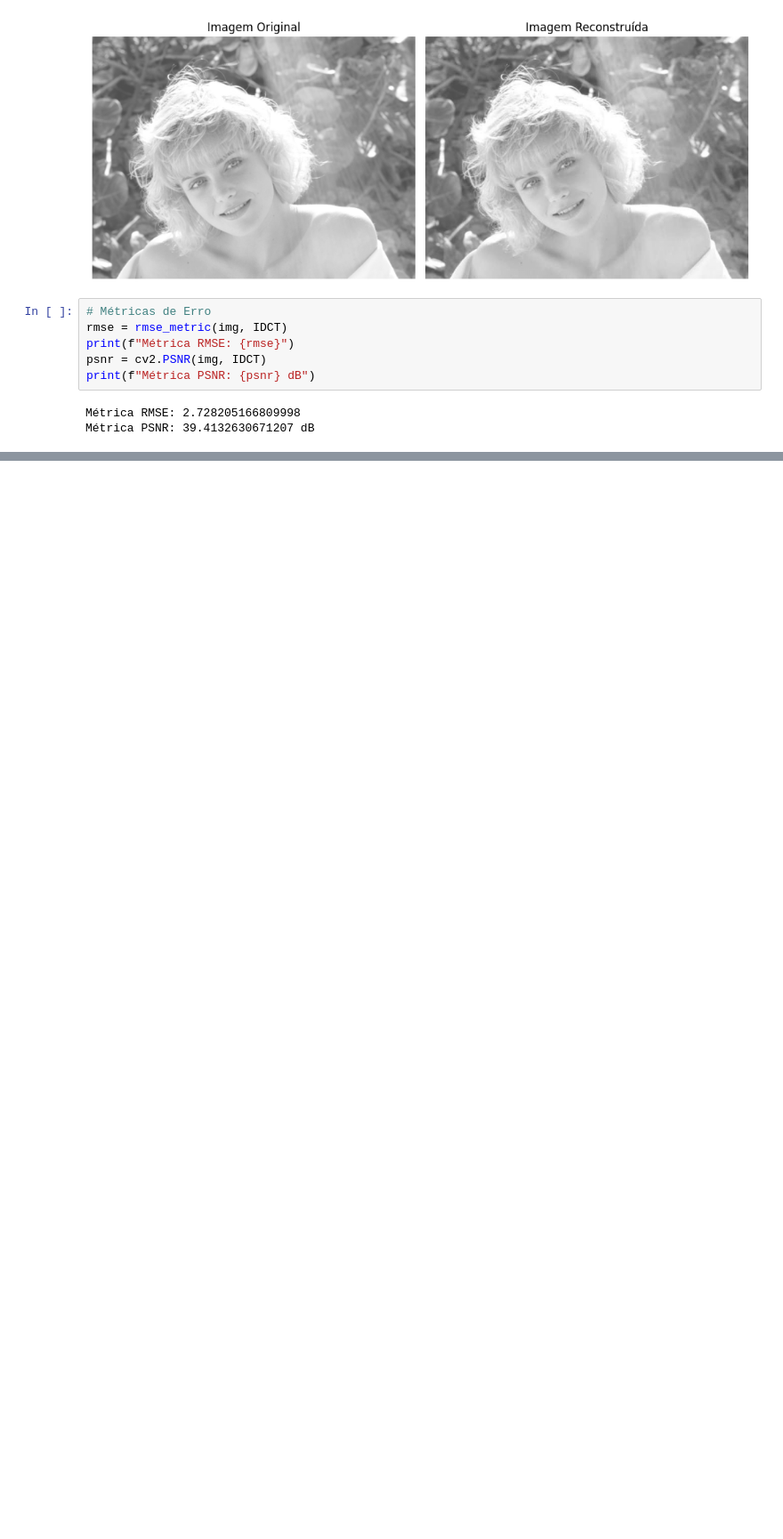
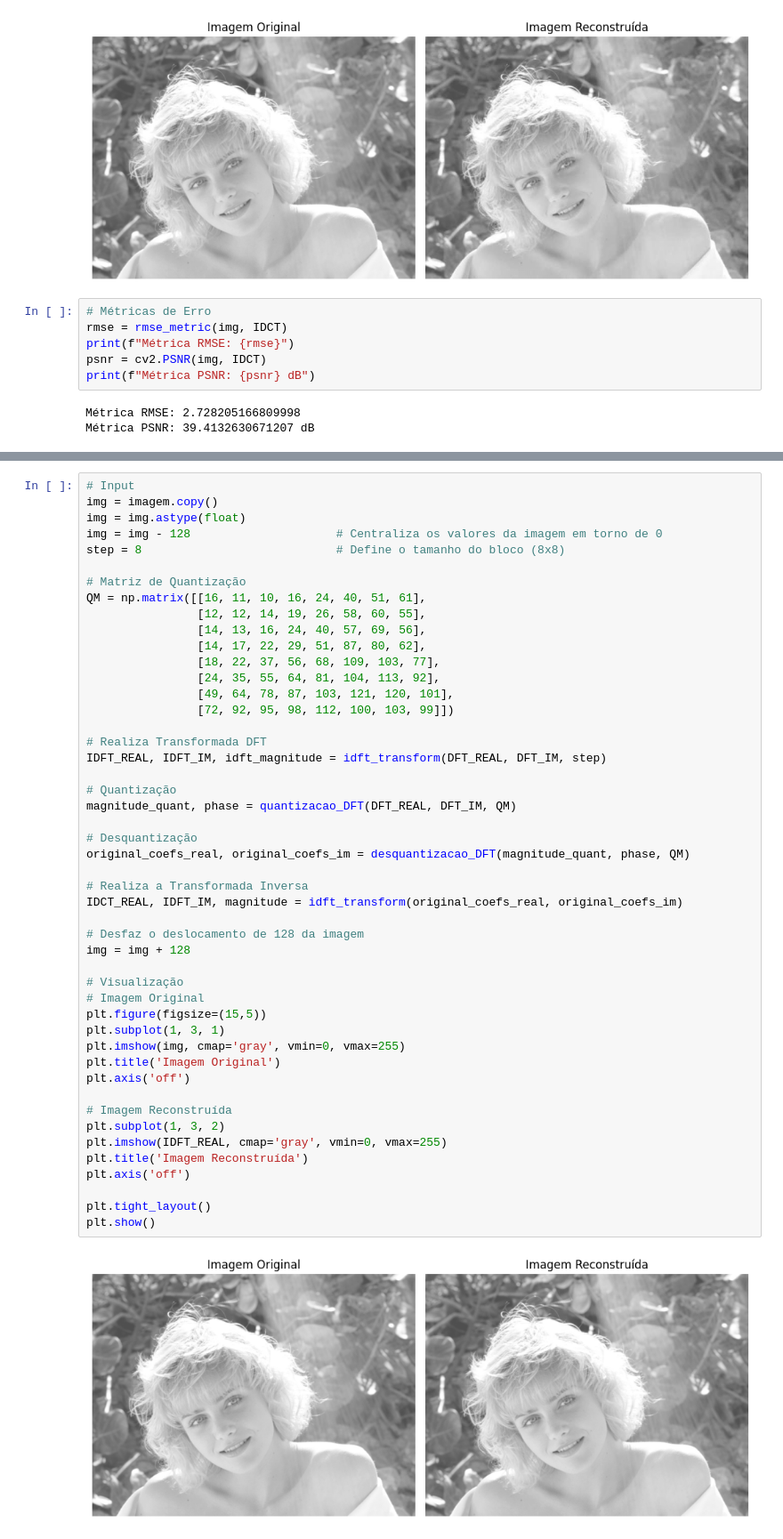
Before and after one commit to Lucas-Junqueira/TP_ICV_Compressor, a Jupyter notebook: compressor.ipynb, the cells around one changed output, grey strips where cells are left out. Shown at 89% size. Cells and saved outputs as stored; diff of their text form; blank space fills up the shorter version.

Commit message:
add quantização fourier

```diff
--- a/compressor.ipynb
+++ b/compressor.ipynb
@@ -315,0 +365,50 @@ Métrica PSNR: 39.4132630671207 dB
+# %%
+# Input
+img = imagem.copy()
+img = img.astype(float)
+img = img - 128                     # Centraliza os valores da imagem em torno de 0
+step = 8                            # Define o tamanho do bloco (8x8)
+
+# Matriz de Quantização
+QM = np.matrix([[16, 11, 10, 16, 24, 40, 51, 61],
+                [12, 12, 14, 19, 26, 58, 60, 55],
+                [14, 13, 16, 24, 40, 57, 69, 56],
+                [14, 17, 22, 29, 51, 87, 80, 62],
+                [18, 22, 37, 56, 68, 109, 103, 77],
+                [24, 35, 55, 64, 81, 104, 113, 92],
+                [49, 64, 78, 87, 103, 121, 120, 101],
+                [72, 92, 95, 98, 112, 100, 103, 99]])
+
+# Realiza Transformada DFT
+IDFT_REAL, IDFT_IM, idft_magnitude = idft_transform(DFT_REAL, DFT_IM, step)
+
+# Quantização
+magnitude_quant, phase = quantizacao_DFT(DFT_REAL, DFT_IM, QM)
+
+# Desquantização
+original_coefs_real, original_coefs_im = desquantizacao_DFT(magnitude_quant, phase, QM)
+
+# Realiza a Transformada Inversa
+IDCT_REAL, IDFT_IM, magnitude = idft_transform(original_coefs_real, original_coefs_im)
+
+# Desfaz o deslocamento de 128 da imagem
+img = img + 128
+
+# Visualização
+# Imagem Original
+plt.figure(figsize=(15,5))
+plt.subplot(1, 3, 1)
+plt.imshow(img, cmap='gray', vmin=0, vmax=255)
+plt.title('Imagem Original')
+plt.axis('off')
+
+# Imagem Reconstruída
+plt.subplot(1, 3, 2)
+plt.imshow(IDFT_REAL, cmap='gray', vmin=0, vmax=255)
+plt.title('Imagem Reconstruída')
+plt.axis('off')
+
+plt.tight_layout()
+plt.show()
+# %% [output]
+[figure, added]
```
Also changed, not shown: parts of 4 cells of this notebook.
